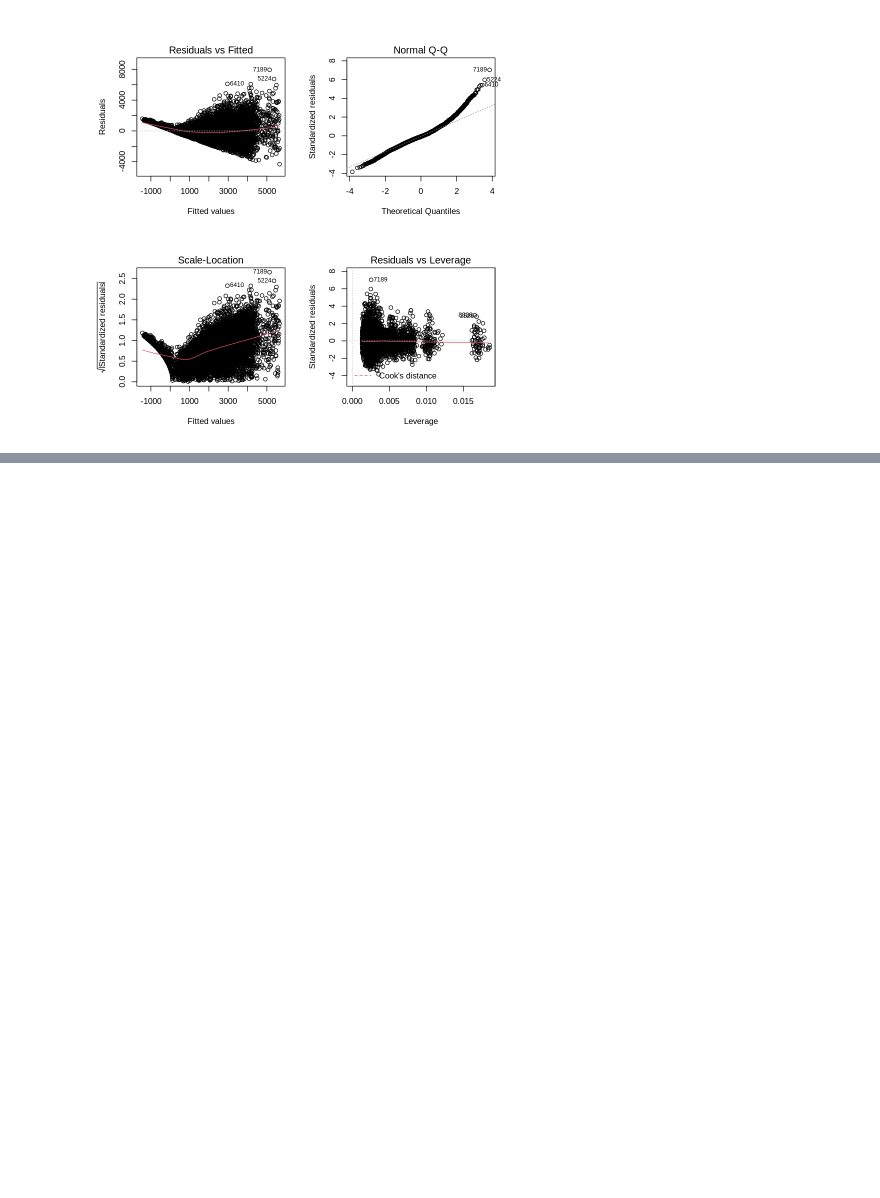
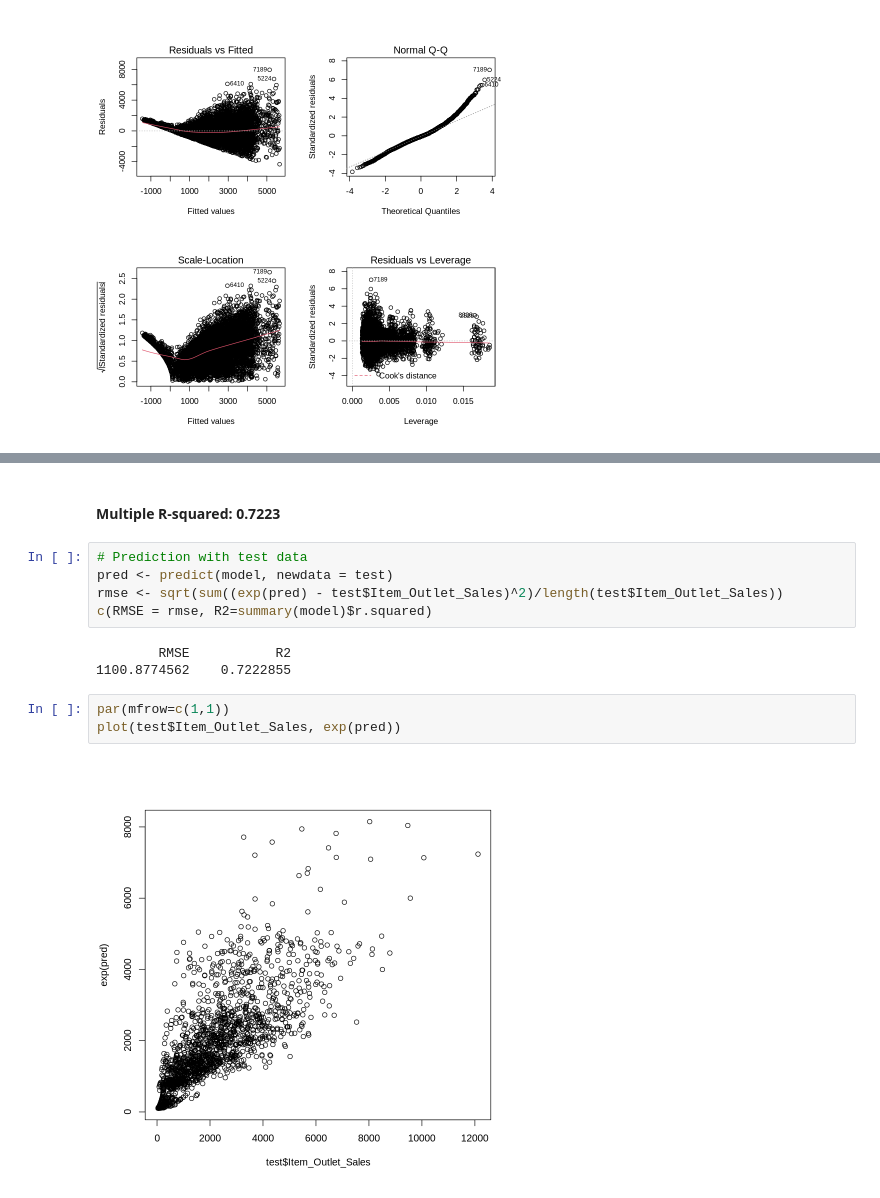
Before and after one commit to soumyakrath/IMTPDS2021, a Jupyter notebook: GitHub-pwd/BigMartSales_Regression.ipynb, the cells around one changed output, grey strips where cells are left out. Saved outputs shown, nothing was run; the diff lists cells and outputs as text; blank space fills up the shorter version.

```diff
--- a/GitHub-pwd/BigMartSales_Regression.ipynb
+++ b/GitHub-pwd/BigMartSales_Regression.ipynb
@@ -346,0 +400,15 @@ plot(model)
+# %% [markdown]
+#### Multiple R-squared:  0.7223
+# %%
+# Prediction with test data
+pred <- predict(model, newdata = test)
+rmse <- sqrt(sum((exp(pred) - test$Item_Outlet_Sales)^2)/length(test$Item_Outlet_Sales))
+c(RMSE = rmse, R2=summary(model)$r.squared)
+# %% [output]
+        RMSE           R2
+1100.8774562    0.7222855
+# %%
+par(mfrow=c(1,1))
+plot(test$Item_Outlet_Sales, exp(pred))
+# %% [output]
+[figure, added]
```
Also changed, not shown: parts of 4 cells of this notebook.
